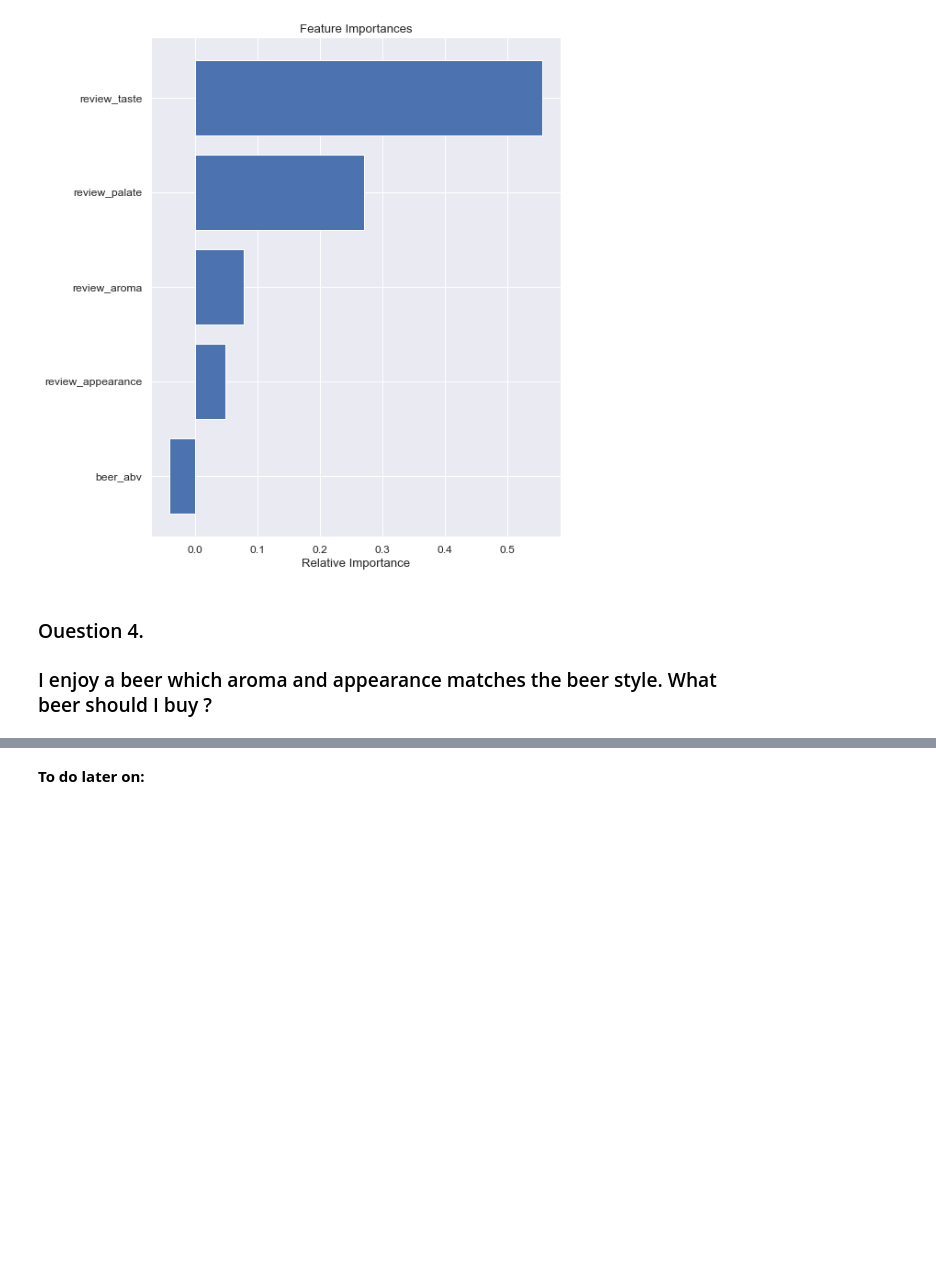
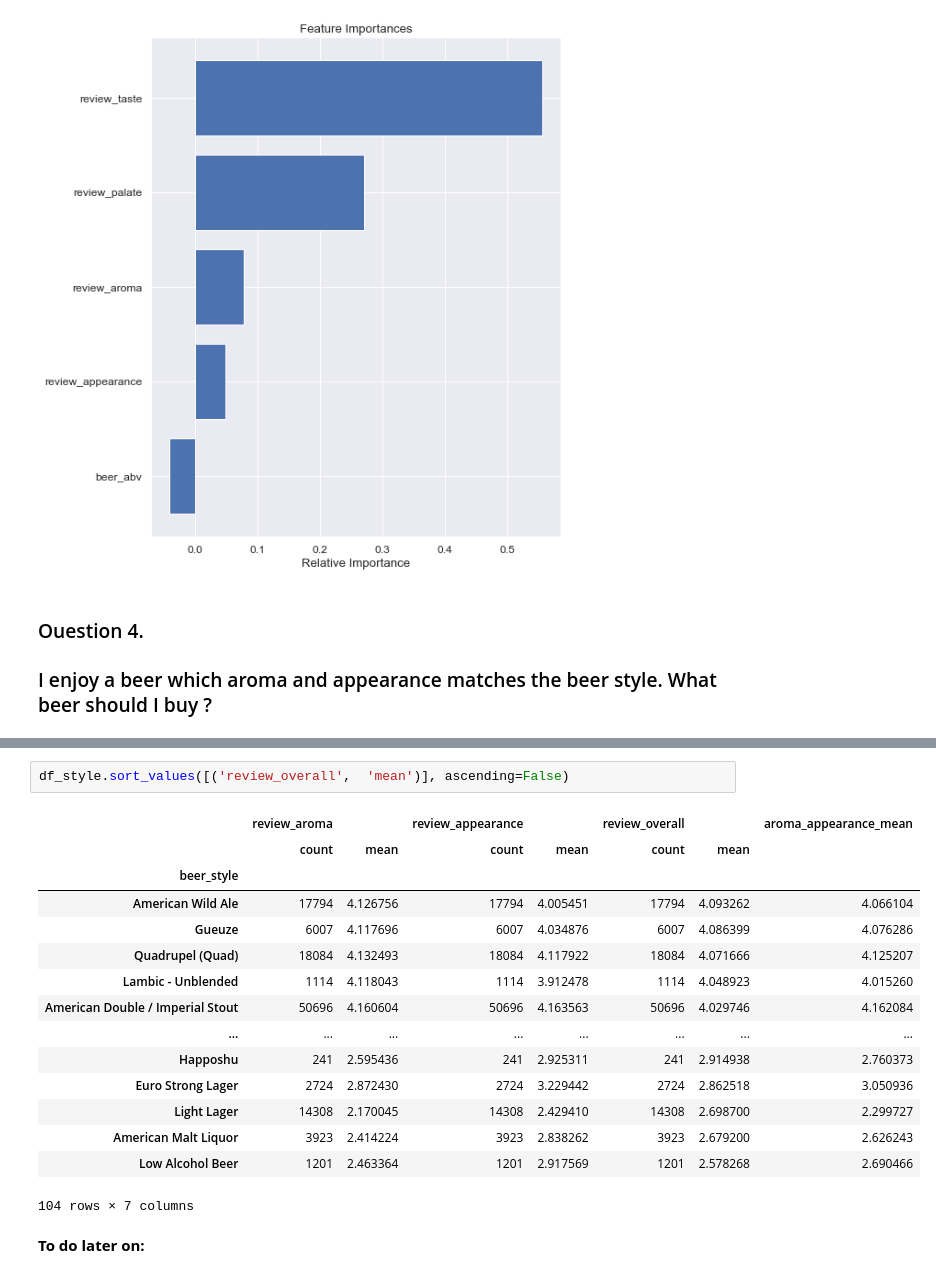
Before and after one commit to Dorota-Toskania/BeerAdvocate, a Jupyter notebook: Beeradvocate_final.ipynb, the cells around one changed output, grey strips where cells are left out. Cells and saved outputs as stored; diff of their text form; blank space fills up the shorter version.

```diff
--- a/Beeradvocate_final.ipynb
+++ b/Beeradvocate_final.ipynb
@@ -695,2 +754,20 @@ plt.show()
+# %%
+df_style.sort_values([('review_overall',  'mean')], ascending=False)
+# %% [output]
+|  | review_aroma |  | review_appearance |  | review_overall |  | aroma_appearance_mean |
+|  | count | mean | count | mean | count | mean |  |
+| beer_style |  |  |  |  |  |  |  |
+| American Wild Ale | 17794 | 4.126756 | 17794 | 4.005451 | 17794 | 4.093262 | 4.066104 |
+| Gueuze | 6007 | 4.117696 | 6007 | 4.034876 | 6007 | 4.086399 | 4.076286 |
+| Quadrupel (Quad) | 18084 | 4.132493 | 18084 | 4.117922 | 18084 | 4.071666 | 4.125207 |
+| Lambic - Unblended | 1114 | 4.118043 | 1114 | 3.912478 | 1114 | 4.048923 | 4.015260 |
+| American Double / Imperial Stout | 50696 | 4.160604 | 50696 | 4.163563 | 50696 | 4.029746 | 4.162084 |
+| ... | ... | ... | ... | ... | ... | ... | ... |
+| Happoshu | 241 | 2.595436 | 241 | 2.925311 | 241 | 2.914938 | 2.760373 |
+| Euro Strong Lager | 2724 | 2.872430 | 2724 | 3.229442 | 2724 | 2.862518 | 3.050936 |
+| Light Lager | 14308 | 2.170045 | 14308 | 2.429410 | 14308 | 2.698700 | 2.299727 |
+| American Malt Liquor | 3923 | 2.414224 | 3923 | 2.838262 | 3923 | 2.679200 | 2.626243 |
+| Low Alcohol Beer | 1201 | 2.463364 | 1201 | 2.917569 | 1201 | 2.578268 | 2.690466 |
+104 rows × 7 columns
 # %% [markdown]
 **To do later on:**
```
Also changed, not shown: parts of 8 cells of this notebook.
